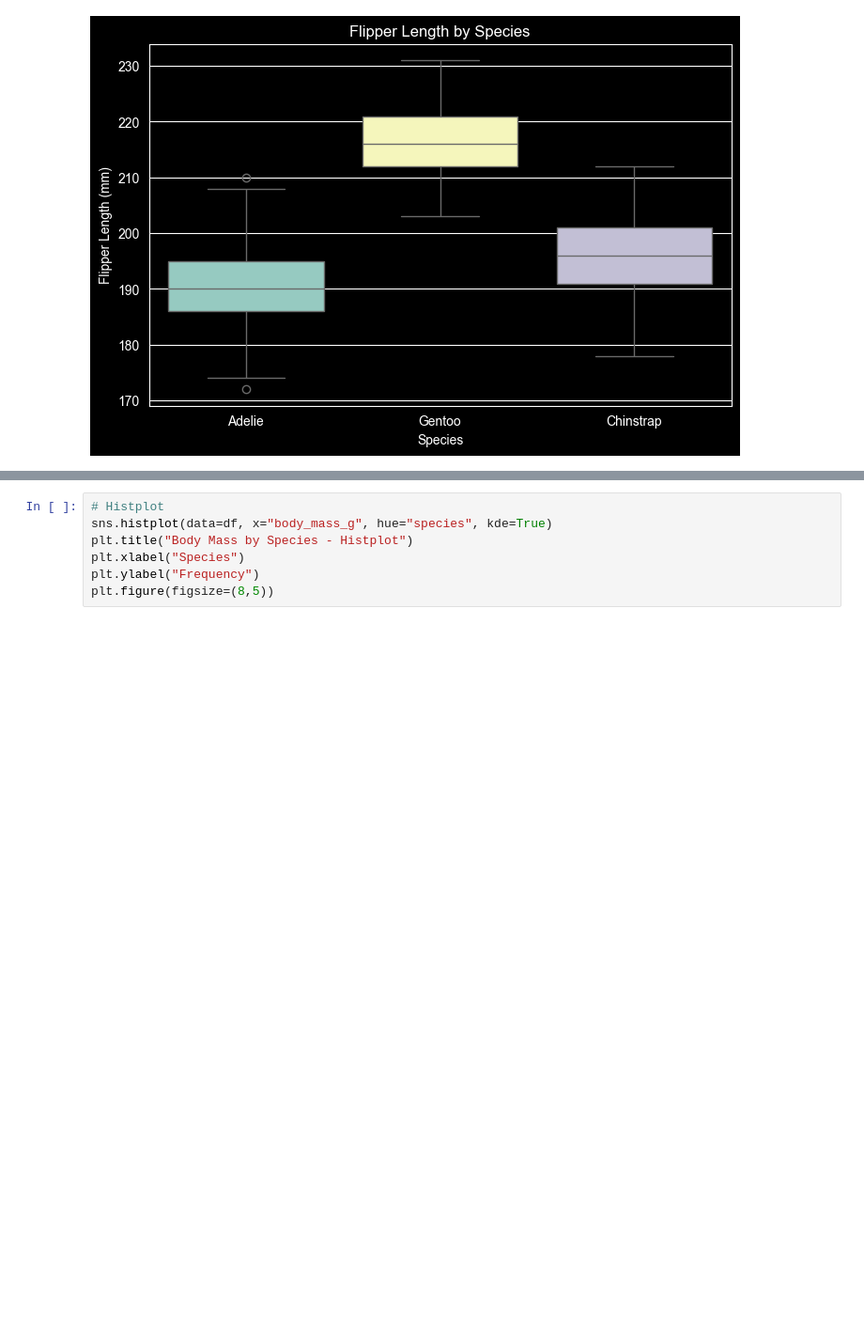
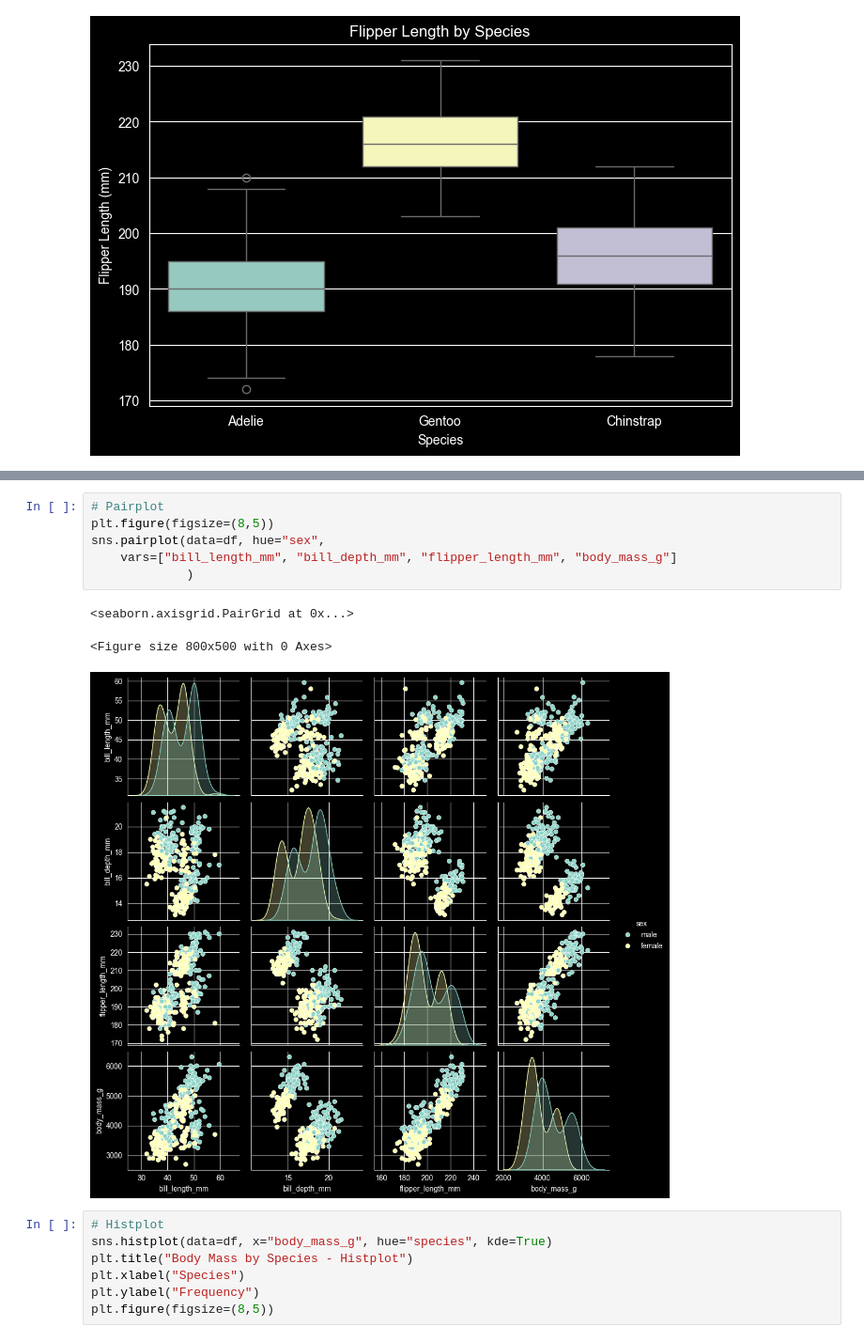
Before and after one commit to Dutchramen/palmer-penguins_eda, a Jupyter notebook: notebooks/penguins_eda.ipynb, the cells around one changed output, grey strips where cells are left out. Shown at 94% size. Drawn from its saved outputs; the diff is of its cells as text; blank space fills up the shorter version.

```diff
--- a/notebooks/penguins_eda.ipynb
+++ b/notebooks/penguins_eda.ipynb
@@ -360,3 +369,13 @@ Text(0.5, 1.0, 'Pair plot')
+# %%
+# Pairplot
+plt.figure(figsize=(8,5))
+sns.pairplot(data=df, hue="sex",
+    vars=["bill_length_mm", "bill_depth_mm", "flipper_length_mm", "body_mass_g"]
+             )
+# %% [output]
+<seaborn.axisgrid.PairGrid at 0x...>
+<Figure size 800x500 with 0 Axes>
+[figure, added]
 # %%
 # Histplot
 sns.histplot(data=df, x="body_mass_g", hue="species", kde=True)
```
Also changed, not shown: parts of 3 cells of this notebook.
